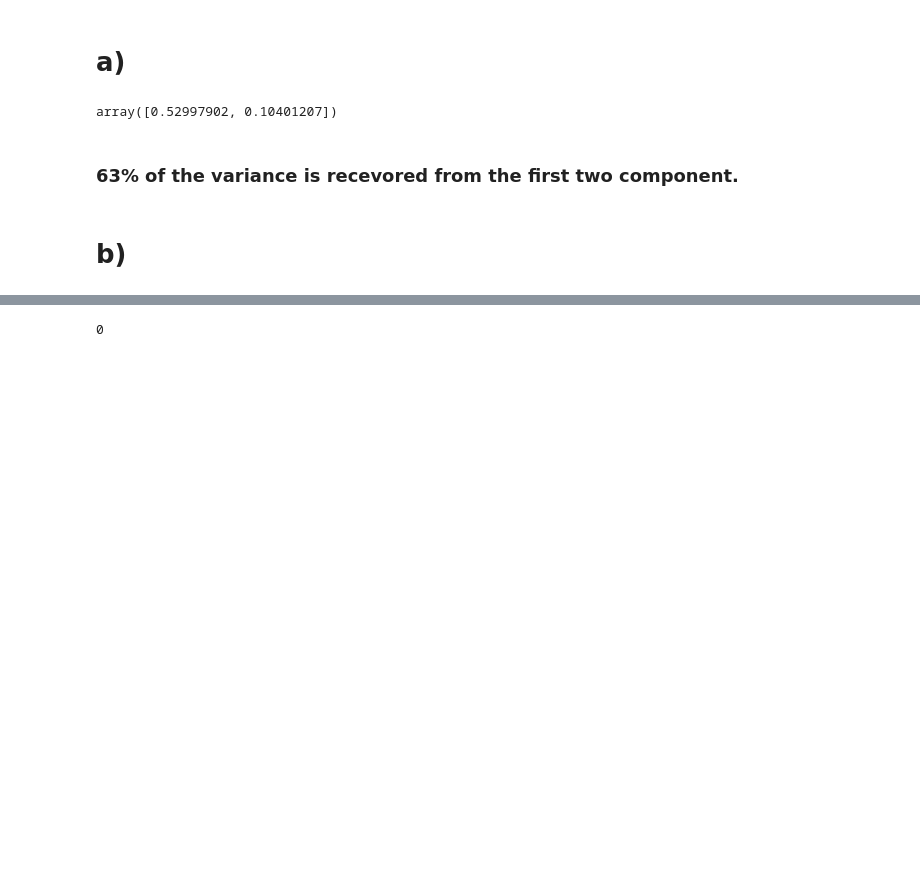
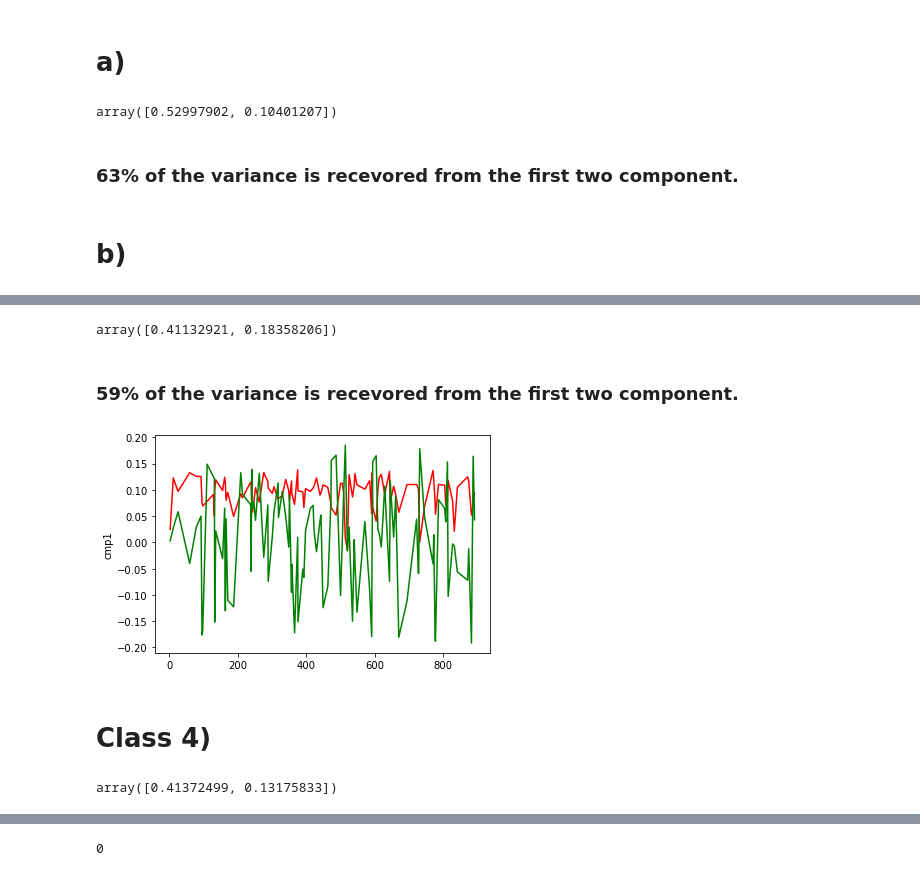
Before and after one commit to sencer4898/fall21-sencer4898, a Jupyter notebook: files/HW2.ipynb, the cells around one changed output, grey strips where cells are left out. Saved outputs shown, nothing was run; the diff lists cells and outputs as text; code cells hidden in the pictures; blank space fills up the shorter version.

```diff
--- a/files/HW2.ipynb
+++ b/files/HW2.ipynb
@@ -499,0 +560,31 @@ sns.scatterplot(x=range(0, len(reduced_class1["cmp2"])), y= reduced_class1["cmp2
+# %%
+rows = concat_class3.columns
+class3_observations = concat_class3.index
+concat_class3_T = concat_class3.T
+pca_class3 = PCA(2)
+reduced_class3 = pd.DataFrame(pca_class3.fit_transform(concat_class3_T), index=rows, columns=["cmp1","cmp2"])
+
+pca_class3.explained_variance_ratio_
+# %% [output]
+array([0.41132921, 0.18358206])
+# %% [markdown]
+### 59% of the variance is recevored from the first two component.
+# %%
+class3_eigenvectors = pd.DataFrame(pca_class3.components_, index=["cmp1","cmp2"], columns=class3_observations)
+
+sns.lineplot(x=class3_eigenvectors.columns, y= class3_eigenvectors.iloc[0], color='r')
+sns.lineplot(x=class3_eigenvectors.columns, y= class3_eigenvectors.iloc[1], color='g');
+# %% [output]
+[figure, added]
+# %% [markdown]
+# Class 4)
+# %%
+rows = concat_class4.columns
+class4_observations = concat_class4.index
+concat_class4_T = concat_class4.T
+pca_class4 = PCA(2)
+reduced_class4 = pd.DataFrame(pca_class4.fit_transform(concat_class4_T), index=rows, columns=["cmp1","cmp2"])
+
+pca_class4.explained_variance_ratio_
+# %% [output]
+array([0.41372499, 0.13175833])
```
Also changed, not shown: parts of 46 cells of this notebook, 1 other file.
